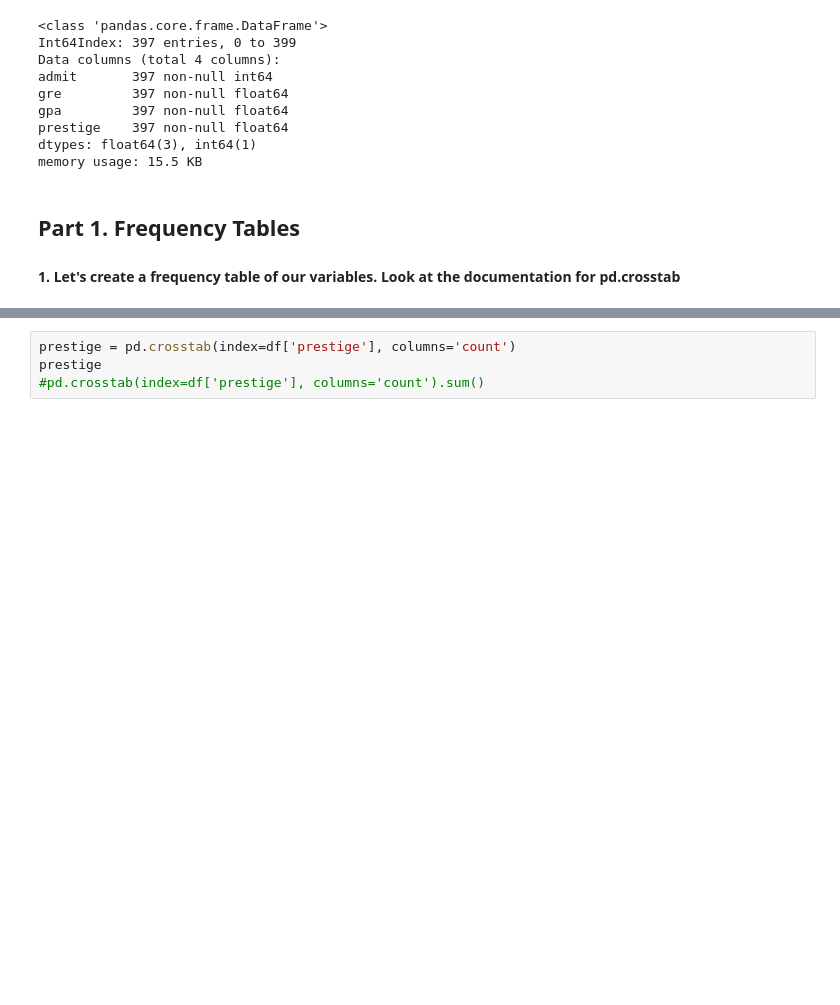
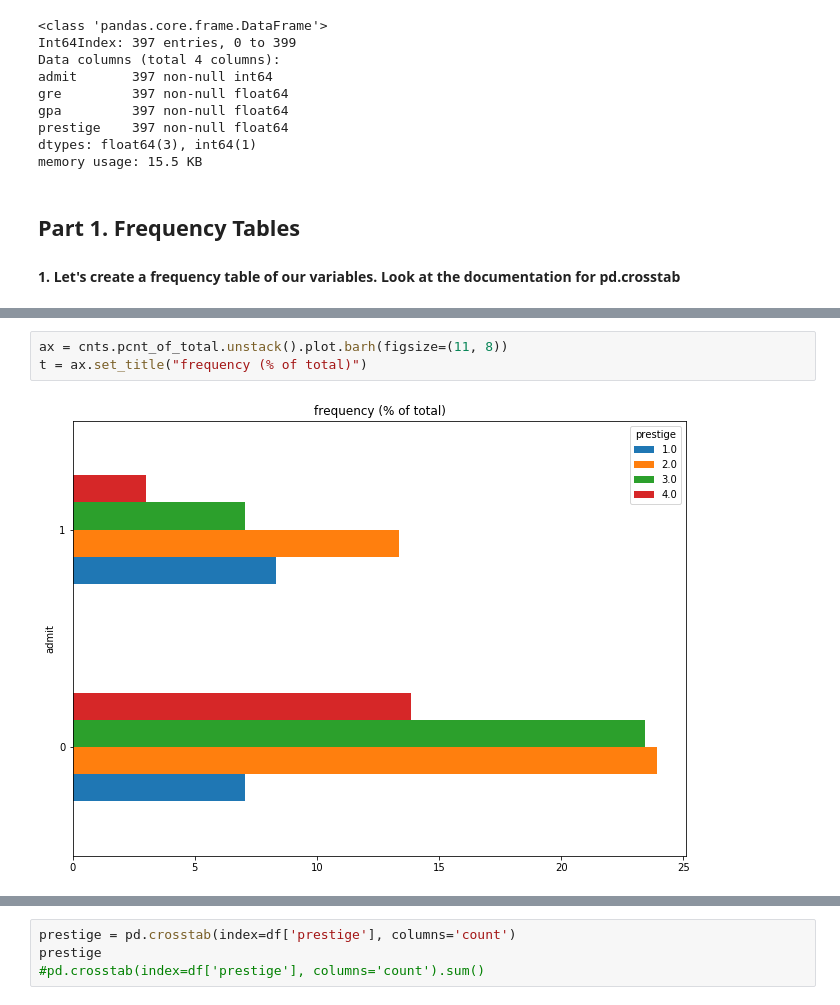
Before and after one commit to YStrano/DataScience_GA, a Jupyter notebook: projects/project_3/starter-code/Project 3 - working file.ipynb, the cells around one changed output, grey strips where cells are left out. Cells and saved outputs as stored; diff of their text form; blank space fills up the shorter version.

```diff
--- a/projects/project_3/starter-code/Project 3 - working file.ipynb
+++ b/projects/project_3/starter-code/Project 3 - working file.ipynb
@@ -51,0 +138,5 @@ memory usage: 15.5 KB
+# %%
+ax = cnts.pcnt_of_total.unstack().plot.barh(figsize=(11, 8))
+t = ax.set_title("frequency (% of total)")
+# %% [output]
+[figure, added]
```
Also changed, not shown: parts of 68 cells of this notebook, 1 other file.
